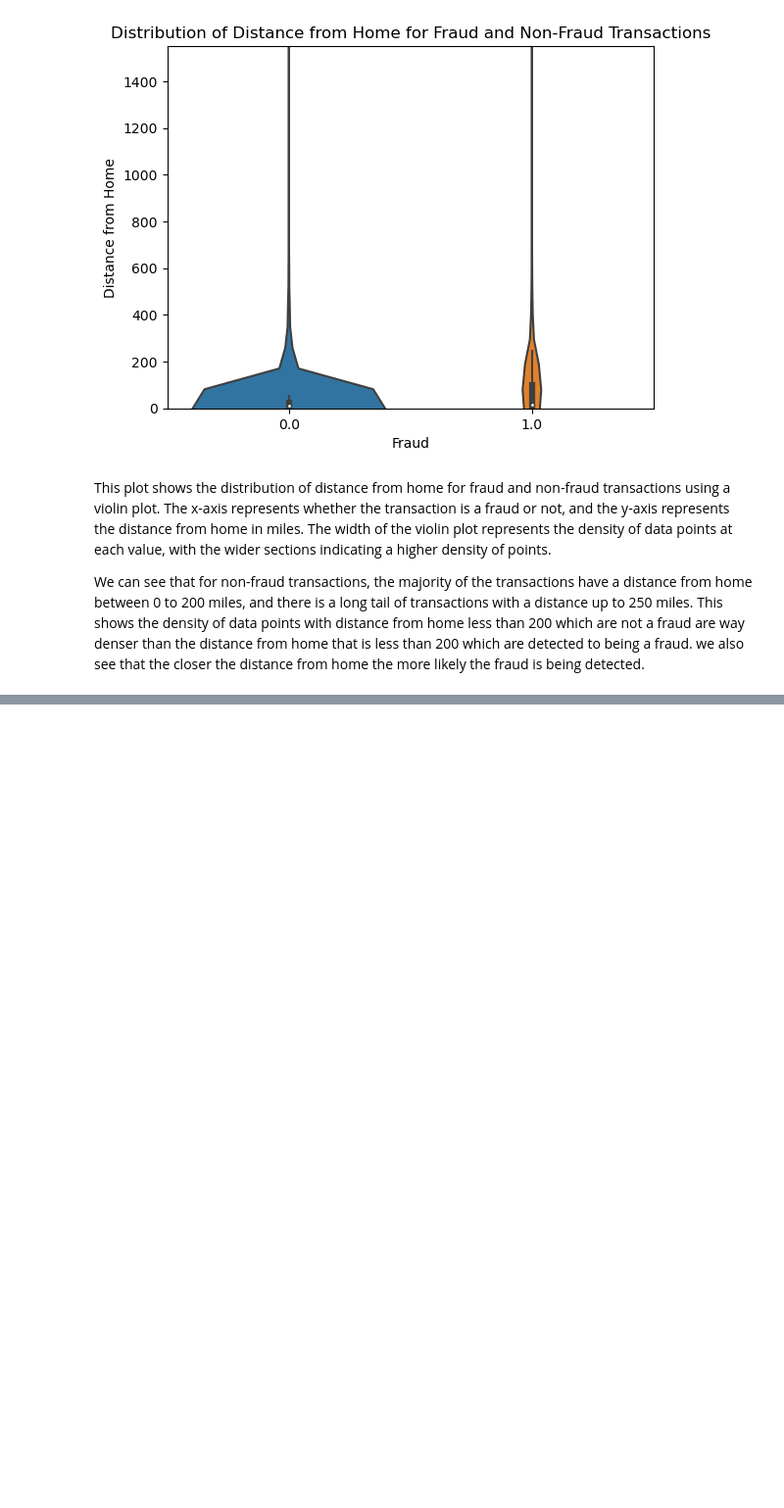
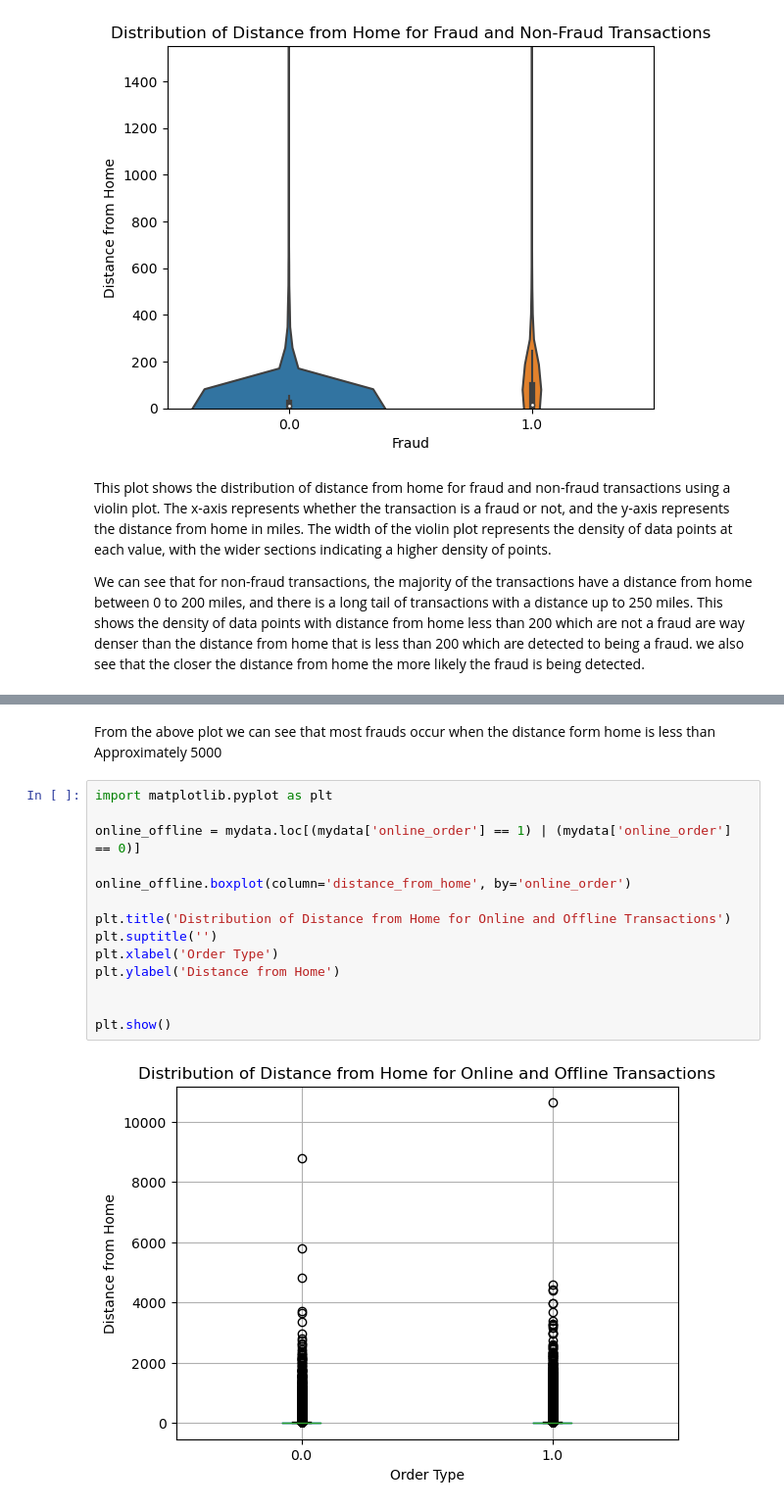
Before and after one commit to KarimKhalil33/CreditCard-Fraud-Data-Analysis, a Jupyter notebook: analysis/analysis2.ipynb, the cells around one changed output, grey strips where cells are left out. Shown: that part at 98% size. Drawn from its saved outputs; the diff is of its cells as text; blank space fills up the shorter version.

```diff
--- a/analysis/analysis2.ipynb
+++ b/analysis/analysis2.ipynb
@@ -181,0 +201,18 @@ We can see that for non-fraud transactions, the majority of the transactions hav
+# %% [markdown]
+From the above plot we can see that most frauds occur when the distance form home is less than Approximately 5000
+# %%
+import matplotlib.pyplot as plt
+
+online_offline = mydata.loc[(mydata['online_order'] == 1) | (mydata['online_order'] == 0)]
+
+online_offline.boxplot(column='distance_from_home', by='online_order')
+
+plt.title('Distribution of Distance from Home for Online and Offline Transactions')
+plt.suptitle('')
+plt.xlabel('Order Type')
+plt.ylabel('Distance from Home')
+
+
+plt.show()
+# %% [output]
+[figure, added]
```
Also changed, not shown: parts of 8 cells of this notebook, 1 other file.
